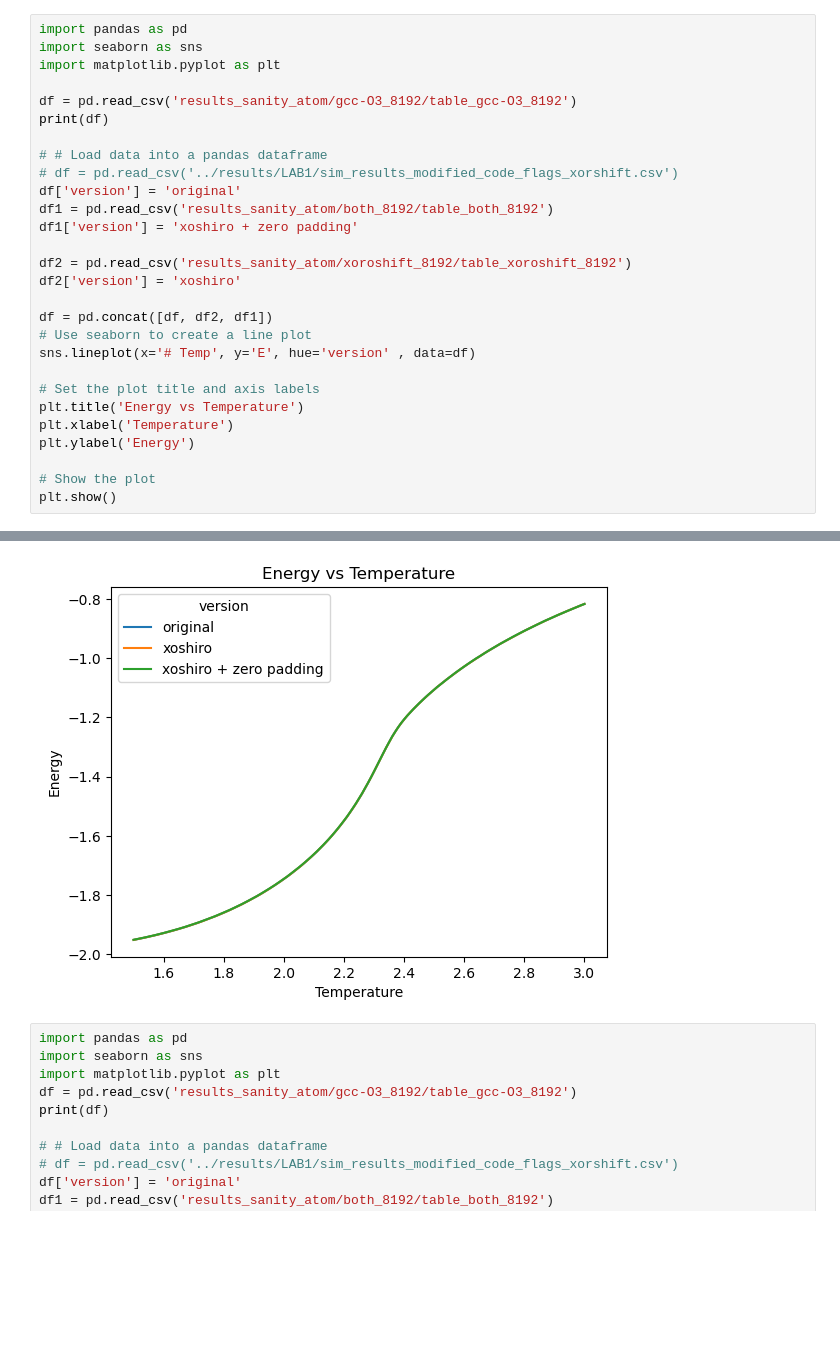
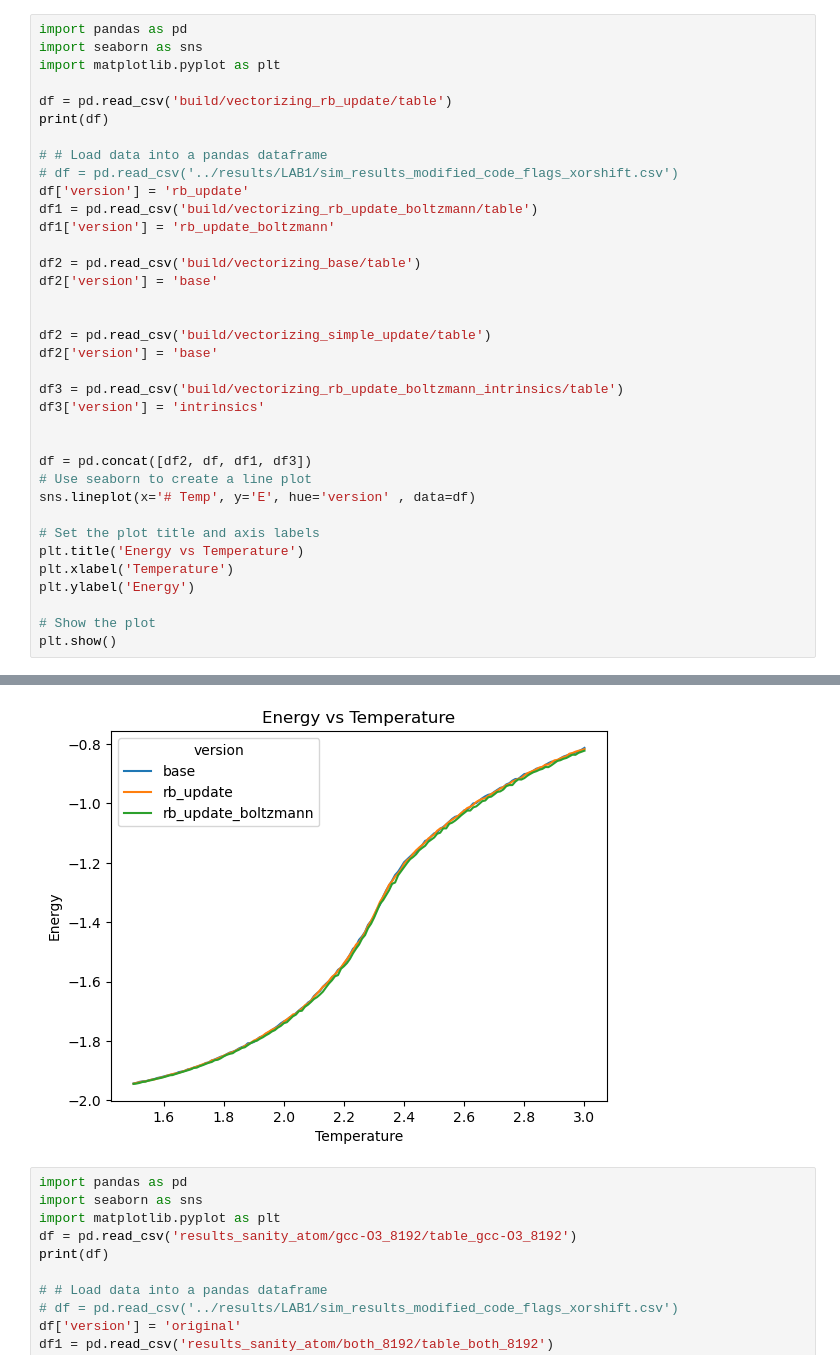
Before and after one commit to FissLor/tiny_ising_cp2025, a Jupyter notebook: sanity.ipynb, the cells around one changed output, grey strips where cells are left out. Saved outputs shown, nothing was run; the diff lists cells and outputs as text; blank space fills up the shorter version.

Commit message:
Added modified tests and test_results

```diff
--- a/sanity.ipynb
+++ b/sanity.ipynb
@@ -3,19 +3,27 @@ import pandas as pd
 import seaborn as sns
 import matplotlib.pyplot as plt
 
-df = pd.read_csv('results_sanity_atom/gcc-O3_8192/table_gcc-O3_8192')
+df = pd.read_csv('build/vectorizing_rb_update/table')
 print(df)
 
 # # Load data into a pandas dataframe
 # df = pd.read_csv('../results/LAB1/sim_results_modified_code_flags_xorshift.csv')
-df['version'] = 'original'
-df1 = pd.read_csv('results_sanity_atom/both_8192/table_both_8192')
-df1['version'] = 'xoshiro + zero padding'
+df['version'] = 'rb_update'
+df1 = pd.read_csv('build/vectorizing_rb_update_boltzmann/table')
+df1['version'] = 'rb_update_boltzmann'
 
-df2 = pd.read_csv('results_sanity_atom/xoroshift_8192/table_xoroshift_8192')
-df2['version'] = 'xoshiro'
+df2 = pd.read_csv('build/vectorizing_base/table')
+df2['version'] = 'base'
 
-df = pd.concat([df, df2, df1])
+
+df2 = pd.read_csv('build/vectorizing_simple_update/table')
+df2['version'] = 'base'
+
+df3 = pd.read_csv('build/vectorizing_rb_update_boltzmann_intrinsics/table')
+df3['version'] = 'intrinsics'
+
+
+df = pd.concat([df2, df, df1, df3])
 # Use seaborn to create a line plot
 sns.lineplot(x='# Temp', y='E', hue='version' , data=df)
 
@@ -42,6 +50,6 @@ plt.show()
 
 [151 rows x 7 columns]
-[figure, old version]
+[figure, new version]
 # %%
 import pandas as pd
 import seaborn as sns
```
Also changed, not shown: parts of 1 cell of this notebook, 5 other files.
